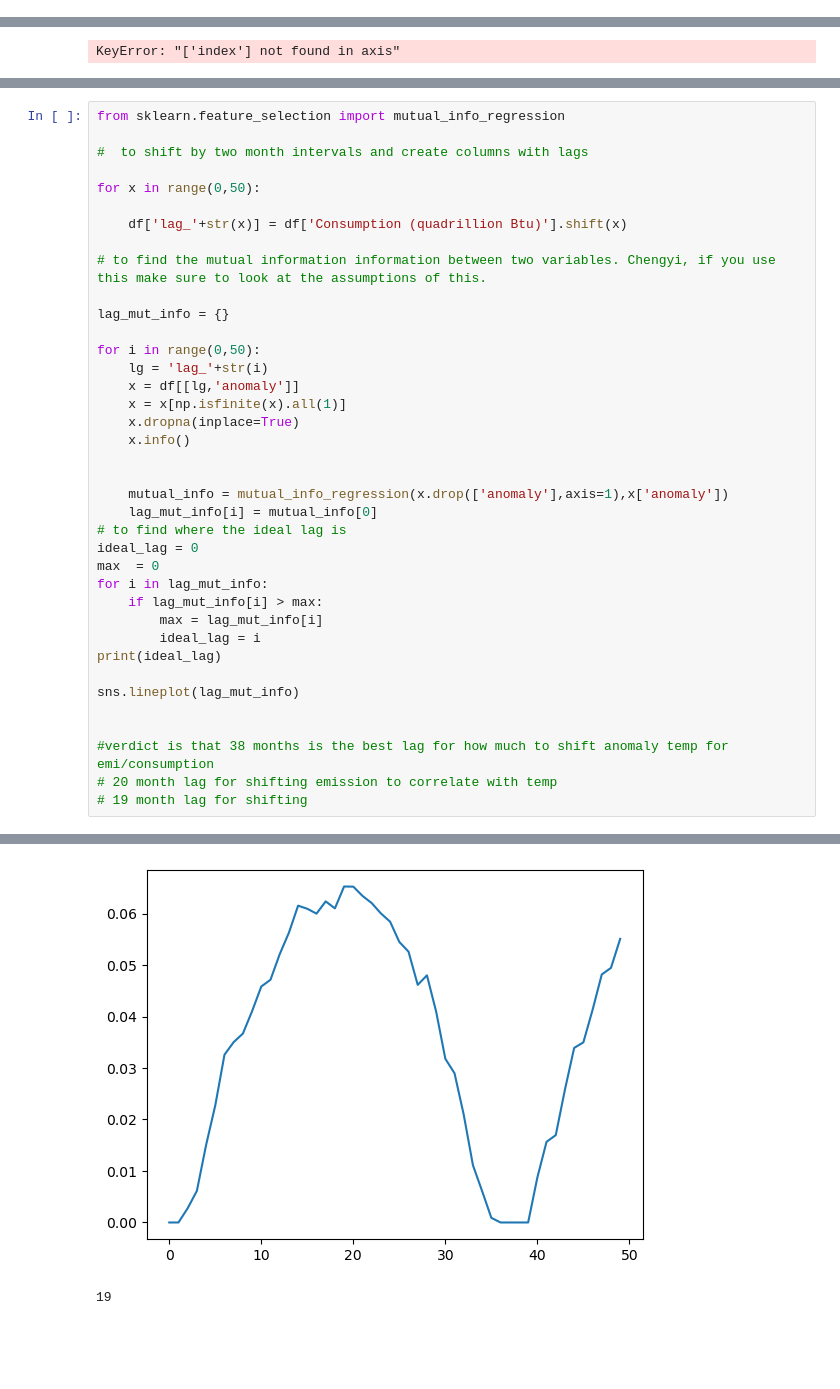
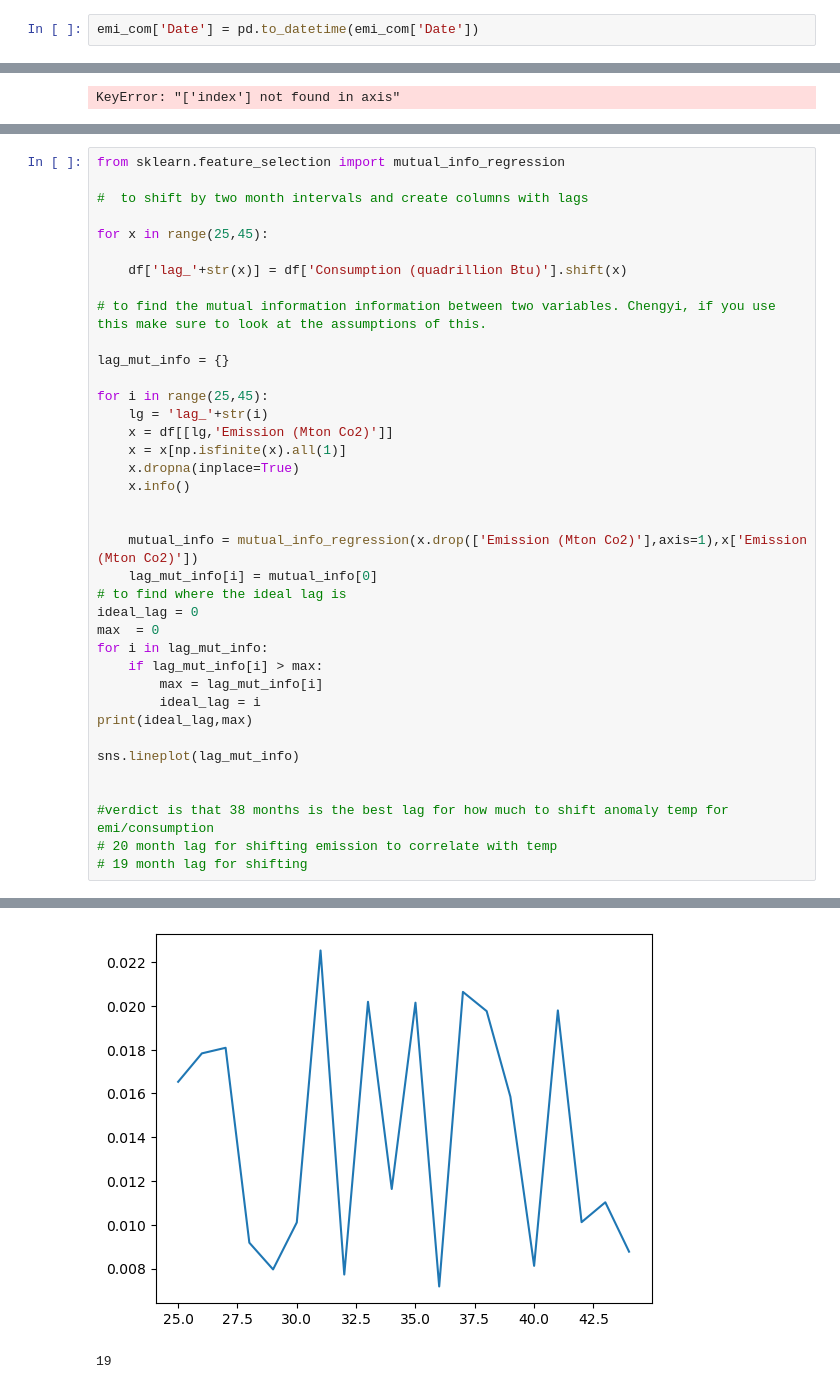
Before and after one commit to chtang-hmc/Spring-Invitation-Datathon-2024, a Jupyter notebook: Analysis/temp_time_series.ipynb, the cells around one changed output, grey strips where cells are left out. Drawn from its saved outputs; the diff is of its cells as text; blank space fills up the shorter version.

```diff
--- a/Analysis/temp_time_series.ipynb
+++ b/Analysis/temp_time_series.ipynb
@@ -10,3 +10,5 @@ import sklearn
 # %%
 emi_com = pd.read_csv("/Users/ishitajain/Spring-Invitation-Datathon-2024/Clean Data/emi_com.csv")
 temp = pd.read_csv("/Users/ishitajain/Spring-Invitation-Datathon-2024/Clean Data/temp_trend.csv")
+# %%
+emi_com['Date'] = pd.to_datetime(emi_com['Date'])
@@ -286,7 +368,7 @@ from sklearn.feature_selection import mutual_info_regression
 
 #  to shift by two month intervals and create columns with lags
 
-for x in range(0,50):
+for x in range(25,45):
 
     df['lag_'+str(x)] = df['Consumption (quadrillion Btu)'].shift(x)
 
@@ -294,15 +376,15 @@ for x in range(0,50):
 
 lag_mut_info = {}
 
-for i in range(0,50):
+for i in range(25,45):
     lg = 'lag_'+str(i)
-    x = df[[lg,'anomaly']]
+    x = df[[lg,'Emission (Mton Co2)']]
     x = x[np.isfinite(x).all(1)]
     x.dropna(inplace=True)
     x.info()
 
 
-    mutual_info = mutual_info_regression(x.drop(['anomaly'],axis=1),x['anomaly'])
+    mutual_info = mutual_info_regression(x.drop(['Emission (Mton Co2)'],axis=1),x['Emission (Mton Co2)'])
     lag_mut_info[i] = mutual_info[0]
 # to find where the ideal lag is
 ideal_lag = 0
@@ -311,7 +393,7 @@ for i in lag_mut_info:
     if lag_mut_info[i] > max:
         max = lag_mut_info[i]
         ideal_lag = i
-print(ideal_lag)
+print(ideal_lag,max)
 
 sns.lineplot(lag_mut_info)
 
@@ -340,5 +422,5 @@ memory usage: 444.9 KB
 <Axes: >
-[figure, old version]
+[figure, new version]
 # %%
 # %% [output]
 19
```
Also changed, not shown: parts of 35 cells of this notebook, 2 other files.
